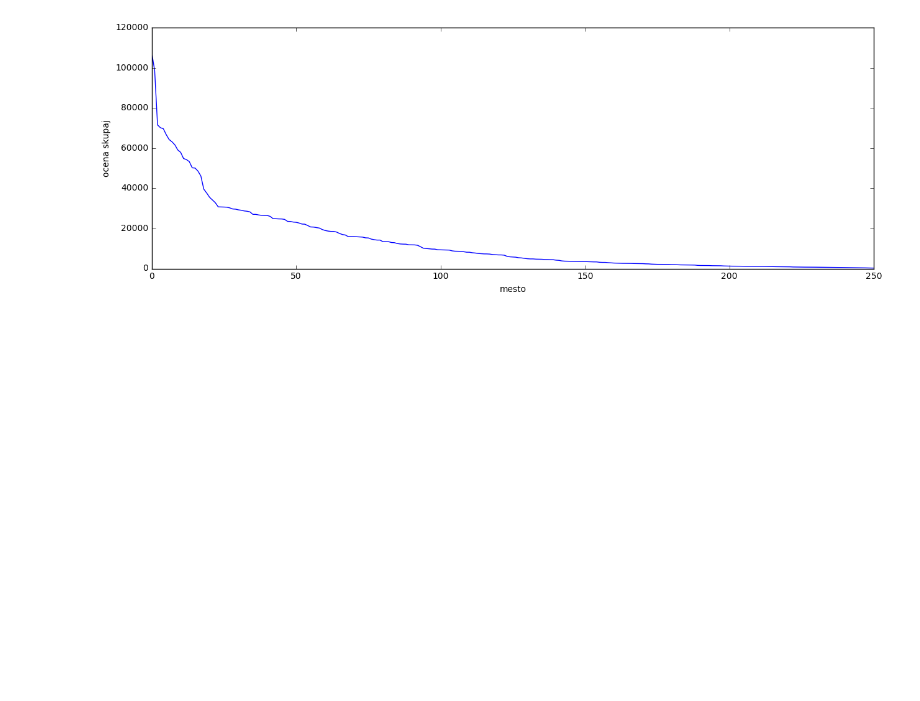
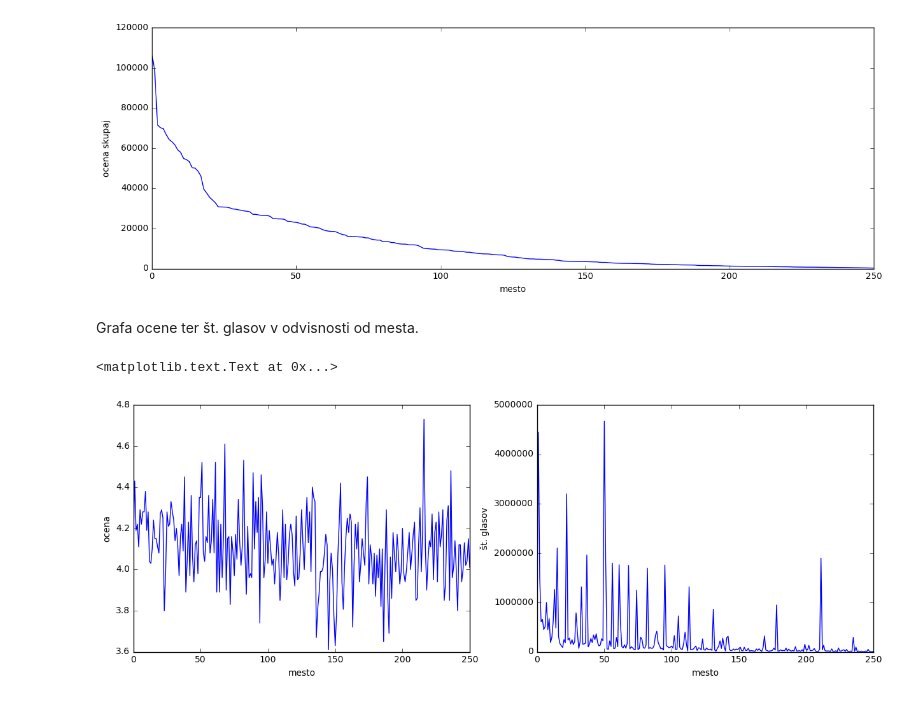
Before and after one commit to SaraBrezec/analiza_otroske_knjige, a Jupyter notebook: Untitled.ipynb, the cells around one changed output. Drawn from its saved outputs; the diff is of its cells as text; code cells hidden in the pictures; blank space fills up the shorter version.

```diff
--- a/Untitled.ipynb
+++ b/Untitled.ipynb
@@ -594,3 +613,18 @@ g.set_ylabel("ocena skupaj")
 # %% [output]
 <matplotlib.text.Text at 0x...>
 [figure]
+# %% [markdown]
+Grafa ocene ter št. glasov v odvisnosti od mesta.
+# %%
+a = ustrezna.join(skupna, on=['avtor', 'naslov']).groupby('naslov').mean()[
+    ['ocena','st_glasov', 'ocena_skupaj']].sort_values('ocena_skupaj', ascending=False).reset_index(level=['naslov'])
+fig, axs = plt.subplots(1,2)
+a1 = a['ocena'].plot(ax=axs[0])
+a2 = a['st_glasov'].plot(ax=axs[1])
+a1.set_xlabel("mesto")
+a2.set_xlabel("mesto")
+a1.set_ylabel("ocena")
+a2.set_ylabel("št. glasov")
+# %% [output]
+<matplotlib.text.Text at 0x...>
+[figure, added]
```
Also changed, not shown: parts of 30 cells of this notebook.
